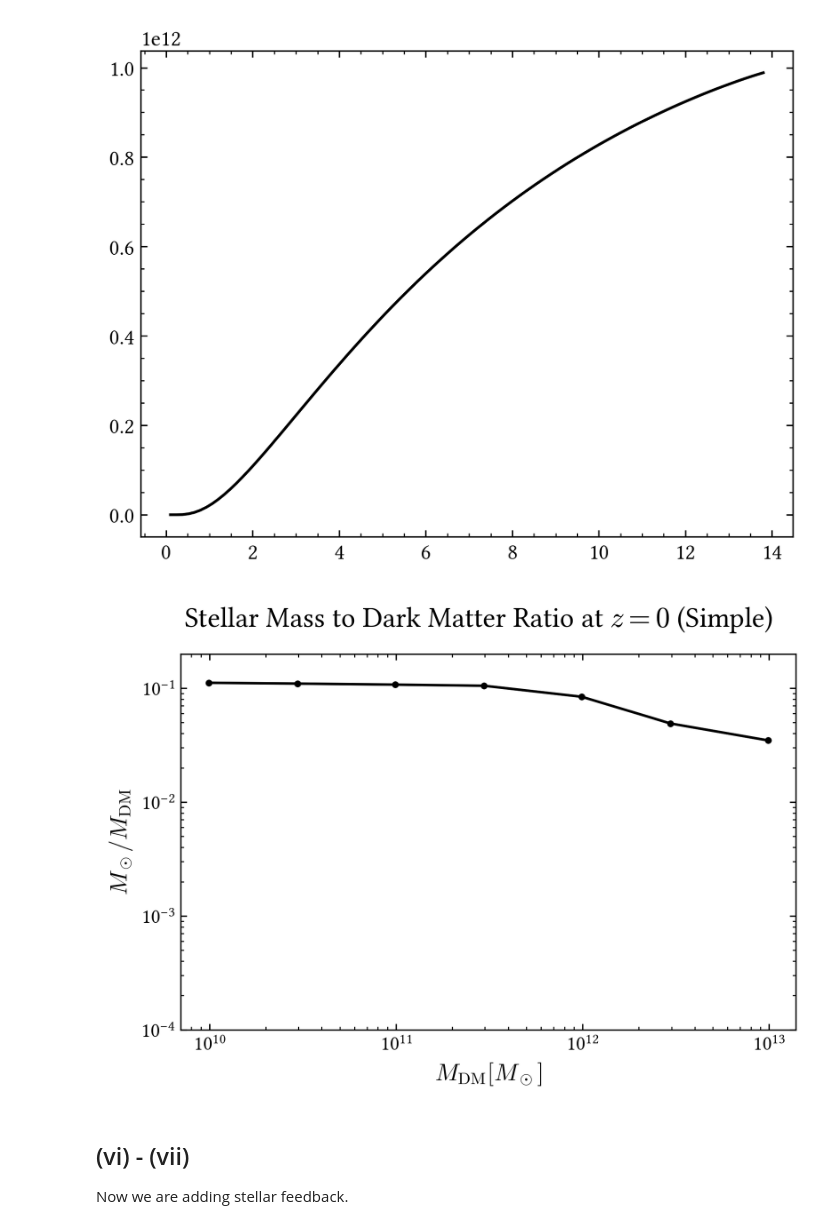
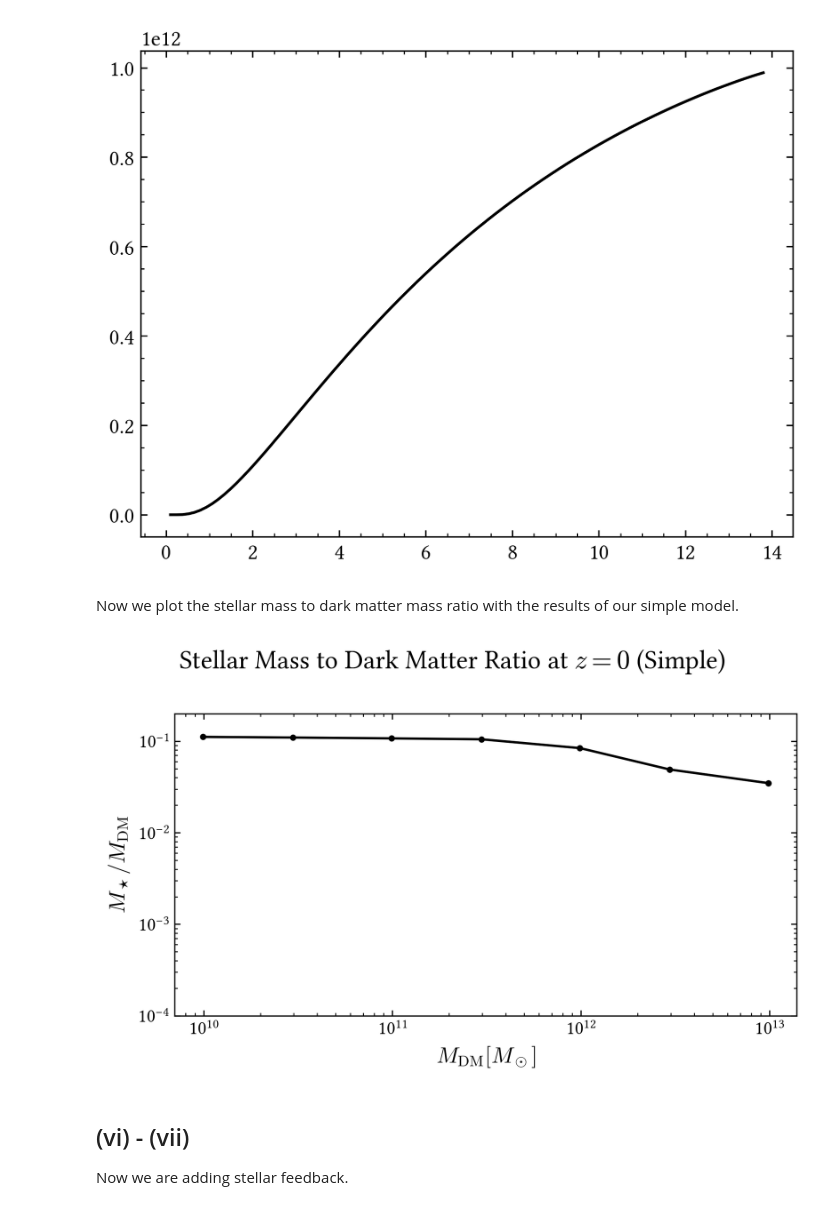
Before and after one commit to lorlo9999/FEG_NA2, a Jupyter notebook: script.ipynb, the cells around one changed output. Saved outputs shown, nothing was run; the diff lists cells and outputs as text; code cells hidden in the pictures.

Commit message:
finished notebook and plots

```diff
--- a/script.ipynb
+++ b/script.ipynb
@@ -205,31 +205,33 @@ plt.plot(t,M_dm)
 # %% [output]
 [<matplotlib.lines.Line2D at 0x...>]
 [figure]
+# %% [markdown]
+Now we plot the stellar mass to dark matter mass ratio with the results of our simple model.
 # %%
 
 M_star_list = []
 M_dm_list = []
 
 for M_vir, df in data.items():
     _, M_dm, _, M_star, _ = mass_evolution(M_vir, df)
     M_star_list.append(M_star[-1])
     M_dm_list.append(M_dm[-1])
 
 ratio = np.array(M_star_list)/np.array(M_dm_list)
 
 fig, ax = plt.subplots(figsize = fsize_large)
 if print_titles: fig.suptitle(r'Stellar Mass to Dark Matter Ratio at $z=0$ (Simple)')
 ax.loglog(M_dm_list, ratio, marker='.')
 ax.set_xlabel(r'$M_{\text{DM}} [M_\odot]$')
-ax.set_ylabel(r'$M_\odot / M_{\text{DM}}$')
+ax.set_ylabel(r'$M_\star / M_{\text{DM}}$')
 ax.set_ybound(1e-4,0.2)
 plt.tight_layout()
 
 if save_figures: plt.savefig('plots/SM-DM_simple.pdf')
 plt.show()
 plt.close()
 # %% [output]
-[figure, old version]
+[figure, new version]
 # %% [markdown]
 ## (vi) - (vii)
 
```
Also changed, not shown: parts of 13 cells of this notebook, 11 other files.
